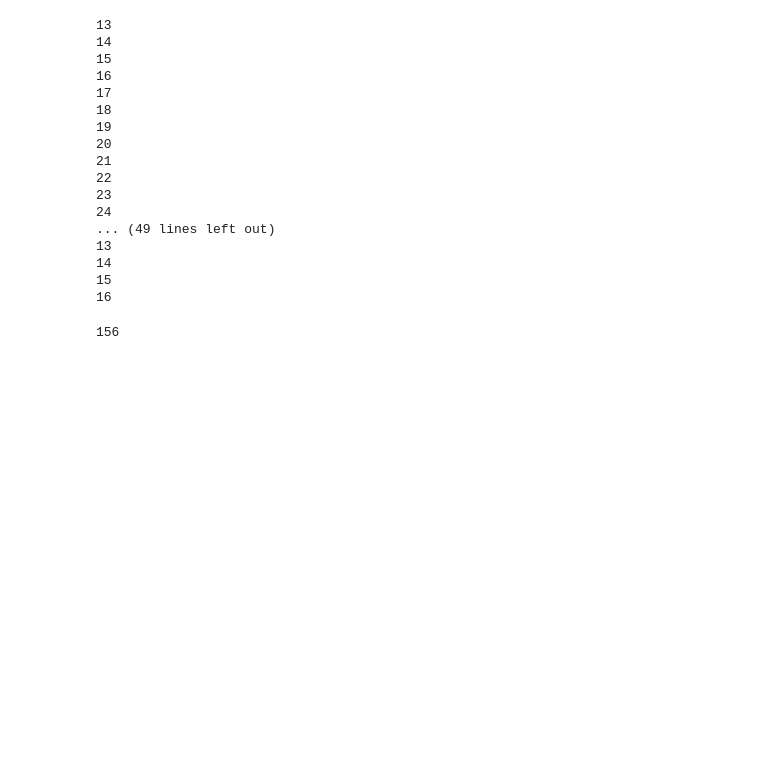
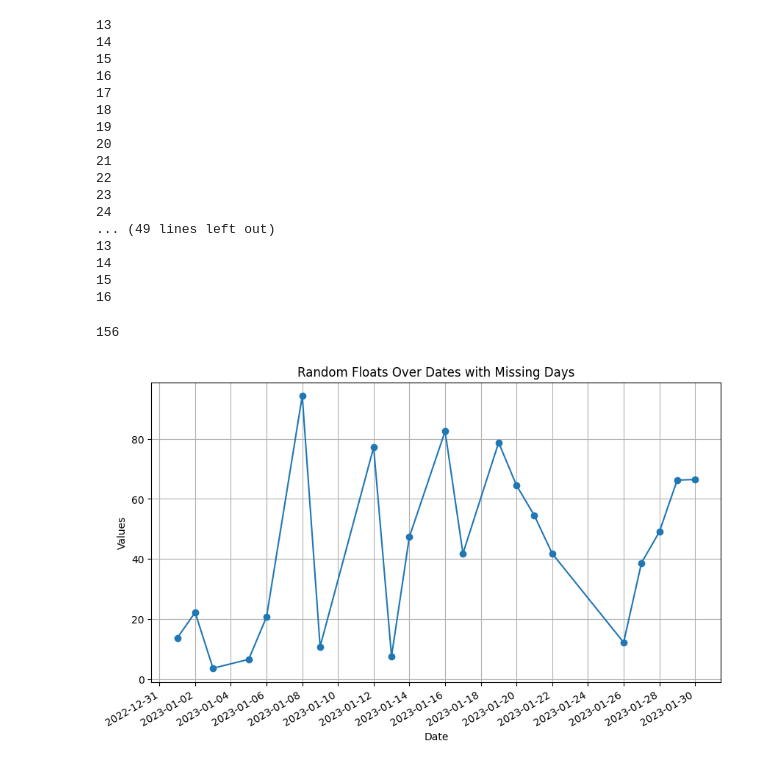
Before and after one commit to BastianSetter/Investment_analysis, a Jupyter notebook: testing.ipynb, the cells around one changed output. Drawn from its saved outputs; the diff is of its cells as text; code cells hidden in the pictures; blank space fills up the shorter version.

Commit message:
Data sources prepared for testing

```diff
--- a/testing.ipynb
+++ b/testing.ipynb
@@ -78,3 +78,36 @@ for date in generate_dates(st, en):
 round(156.489)
 # %% [output]
 156
+# %%
+import numpy as np
+import matplotlib.pyplot as plt
+from datetime import datetime, timedelta
+import matplotlib.dates as mdates
+
+# Step 1: Define the date range and missing days
+start_date = datetime(2023, 1, 1)
+end_date = datetime(2023, 1, 30)
+missing_days = {4, 7, 10, 11, 15, 18, 23, 24, 25}
+
+# Create the list of dates with the missing days removed
+dates = [start_date + timedelta(days=i) for i in range((end_date - start_date).days + 1) if (i + 1) not in missing_days]
+
+# Step 2: Generate the corresponding random float values
+floats = np.random.rand(len(dates)) * 100  # random floats between 0 and 100
+
+# Step 3: Plot the data
+plt.figure(figsize=(10, 6))
+plt.plot(dates, floats, marker='o', linestyle='-')
+
+# Formatting the date on x-axis
+plt.gca().xaxis.set_major_formatter(mdates.DateFormatter('%Y-%m-%d'))
+plt.gca().xaxis.set_major_locator(mdates.DayLocator(interval=2))
+
+plt.xlabel('Date')
+plt.ylabel('Values')
+plt.title('Random Floats Over Dates with Missing Days')
+plt.grid(True)
+plt.gcf().autofmt_xdate()  # Rotate date labels
+plt.show()
+# %% [output]
+[figure, added]
```
Also changed, not shown: parts of 1 cell of this notebook, 4 other files.
